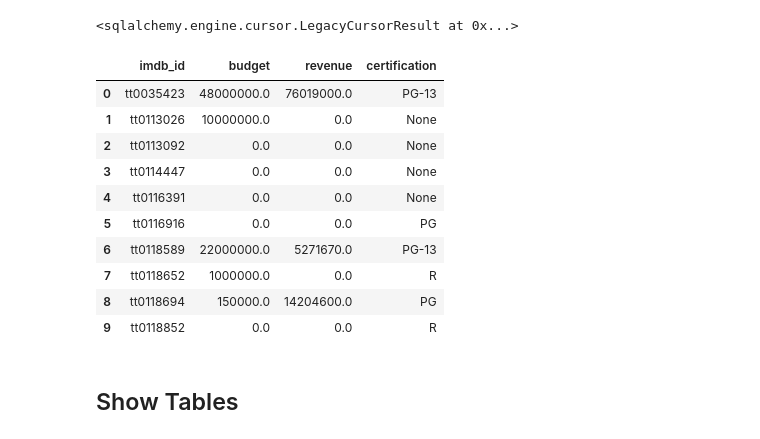
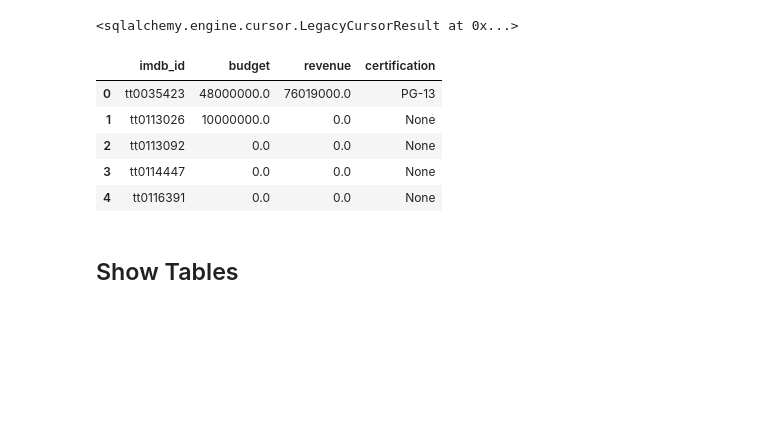
Before and after one commit to evany24/IMDB, a Jupyter notebook: Part 3.ipynb, the cells around one changed output. Drawn from its saved outputs; the diff is of its cells as text; code cells hidden in the pictures; blank space fills up the shorter version.

```diff
--- a/Part 3 Database.ipynb
+++ b/Part 3.ipynb
@@ -580,25 +565,20 @@ engine.execute('ALTER TABLE tmdb_data ADD PRIMARY KEY (`imdb_id`);')
 # %%
 q_tmdb = """
 
 SELECT *
 FROM tmdb_data
-LIMIT 10;
+LIMIT 5;
 
 """
 
 pd.read_sql(q_tmdb, engine)
 # %% [output]
 |  | imdb_id | budget | revenue | certification |
 | 0 | tt0035423 | 48000000.0 | 76019000.0 | PG-13 |
 | 1 | tt0113026 | 10000000.0 | 0.0 | None |
 | 2 | tt0113092 | 0.0 | 0.0 | None |
 | 3 | tt0114447 | 0.0 | 0.0 | None |
 | 4 | tt0116391 | 0.0 | 0.0 | None |
-| 5 | tt0116916 | 0.0 | 0.0 | PG |
-| 6 | tt0118589 | 22000000.0 | 5271670.0 | PG-13 |
-| 7 | tt0118652 | 1000000.0 | 0.0 | R |
-| 8 | tt0118694 | 150000.0 | 14204600.0 | PG |
-| 9 | tt0118852 | 0.0 | 0.0 | R |
 # %% [markdown]
 ## Show Tables
 # %%
```
Also changed, not shown: parts of 3 cells of this notebook.
